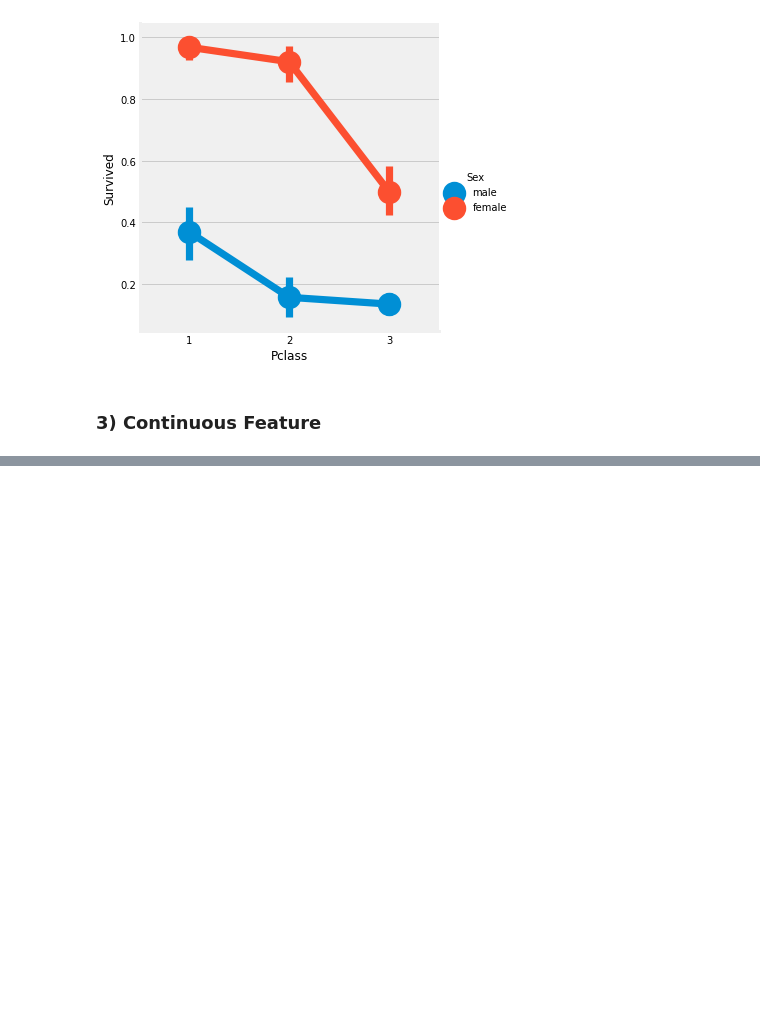
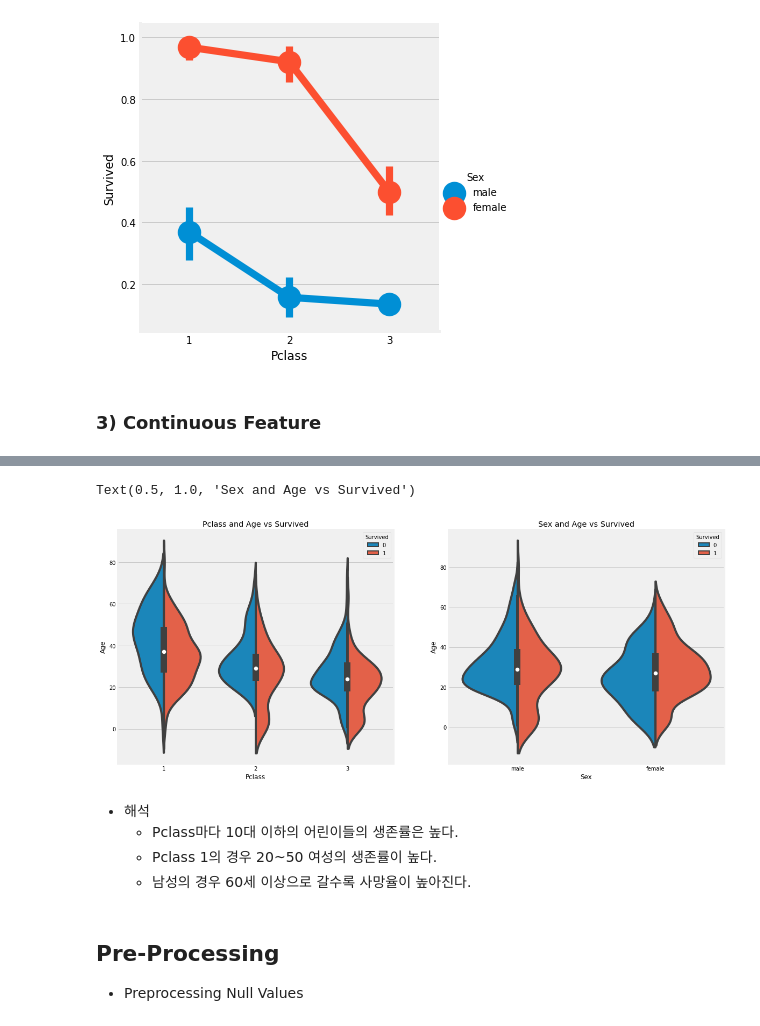
Before and after one commit to Steve-YJ/Explore-Kaggle, a Jupyter notebook: 01_Classification_Titanic.ipynb, the cells around one changed output, grey strips where cells are left out. Saved outputs shown, nothing was run; the diff lists cells and outputs as text; code cells hidden in the pictures; blank space fills up the shorter version.

Commit message:
Preprocessing Null

```diff
--- a/01_Classification_Titanic.ipynb
+++ b/01_Classification_Titanic.ipynb
@@ -336,0 +360,17 @@ plt.show()
+# %%
+f, ax = plt.subplots(1, 2, figsize=(18, 8))
+sns.violinplot('Pclass', 'Age', hue='Survived', data=data, split=True, ax=ax[0])
+ax[0].set_title('Pclass and Age vs Survived')
+sns.violinplot('Sex', 'Age', hue='Survived', data=data, split=True,  ax=ax[1])
+ax[1].set_title('Sex and Age vs Survived')
+# %% [output]
+Text(0.5, 1.0, 'Sex and Age vs Survived')
+[figure, added]
+# %% [markdown]
+* 해석
+    * Pclass마다 10대 이하의 어린이들의 생존률은 높다.
+    * Pclass 1의 경우 20~50 여성의 생존률이 높다.
+    * 남성의 경우 60세 이상으로 갈수록 사망율이 높아진다.
+# %% [markdown]
+## Pre-Processing
+* Preprocessing Null Values
```
Also changed, not shown: parts of 16 cells of this notebook.
